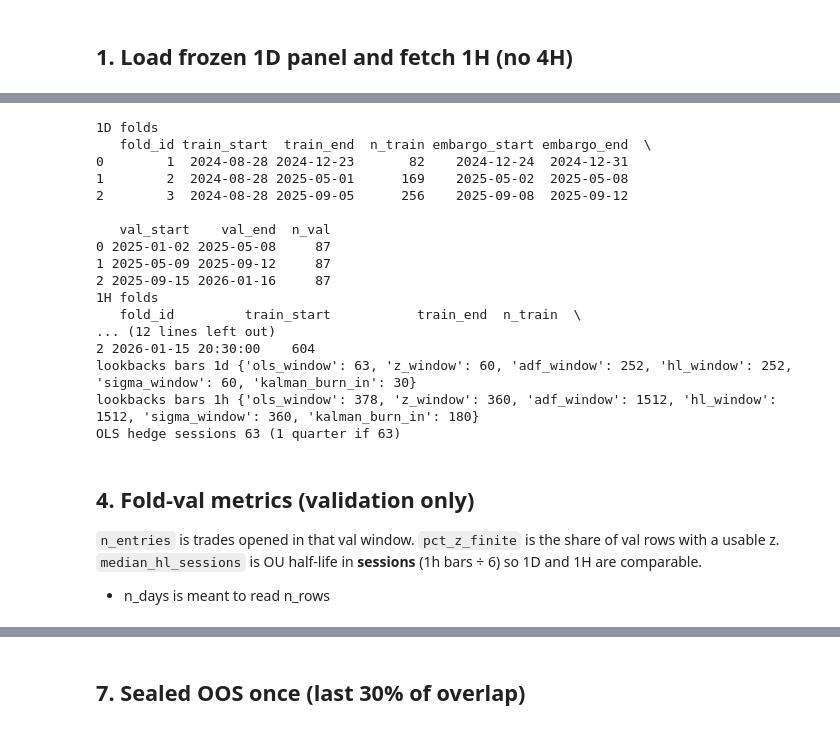
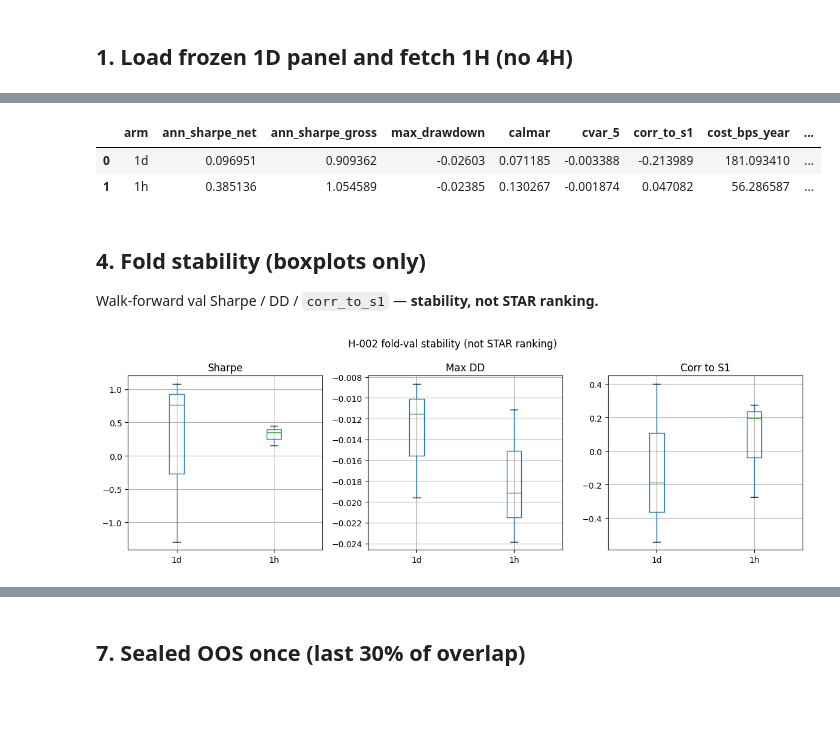
Before and after one commit to charlievellacott/trading_portfolio, a Jupyter notebook: 02_research/s2_coint/notebooks/hypothesis_tests/H-002_bar_size.ipynb, the cells around one changed output, grey strips where cells are left out. Saved outputs shown, nothing was run; the diff lists cells and outputs as text; code cells hidden in the pictures; blank space fills up the shorter version.

Commit message:
Cursor: Apply local changes for cloud agent

```diff
--- a/02_research/s2_coint/notebooks/hypothesis_tests/H-002_bar_size.ipynb
+++ b/02_research/s2_coint/notebooks/hypothesis_tests/H-002_bar_size.ipynb
@@ -186,42 +242,46 @@ Unique IS timestamps split into 4 blocks; fold `k` validates on block `k+1`. OLS
+# %%
+HYP_ID = "H-002"
+register_hypothesis_arms(HYP_ID, ["1d", "1h"], overwrite=True)
+cfg_1d = config_from_stack(stack, bar="1d", ols_window=h002_lookbacks("1d")["ols_window"])
+cfg_1h = config_from_stack(stack, bar="1h", ols_window=h002_lookbacks("1h")["ols_window"])
+configs_bar = {"1d": cfg_1d, "1h": cfg_1h}
+n_loc = n_trials_local(configs_bar)
+n_stk = n_trials_stack(HYP_ID, configs_bar)
+
+res_1d = run_s2_backtest(
+    is_1d, cfg_1d, s1_weekly=s1_weekly, n_trials_local=n_loc, n_trials_stack=n_stk
+)
+res_1h = run_s2_backtest(
+    is_1h, cfg_1h, s1_weekly=s1_weekly, n_trials_local=n_loc, n_trials_stack=n_stk
+)
+results_is = {"1d": res_1d, "1h": res_1h}
+decision_df = bar_size_decision_table(
+    results_is, s1_weekly=s1_weekly, n_trials_local=n_loc, n_trials_stack=n_stk
+)
+decision_df
+# %% [output]
+|  | arm | ann_sharpe_net | ann_sharpe_gross | max_drawdown | calmar | cvar_5 | corr_to_s1 | cost_bps_year | ... |
+| 0 | 1d | 0.096951 | 0.909362 | -0.02603 | 0.071185 | -0.003388 | -0.213989 | 181.093410 | ... |
+| 1 | 1h | 0.385136 | 1.054589 | -0.02385 | 0.130267 | -0.001874 | 0.047082 | 56.286587 | ... |
+# %% [markdown]
+## 4. Fold stability (boxplots only)
+
+Walk-forward val Sharpe / DD / `corr_to_s1` — **stability, not STAR ranking.**
 # %%
 folds_1d = make_s2_folds(
     pd.DatetimeIndex(pd.to_datetime(is_1d["date"])).unique(),
     n_folds=3,
     embargo_bars=embargo_bars_for_config(bar="1d"),
 )
 folds_1h = make_s2_folds(
     pd.DatetimeIndex(pd.to_datetime(is_1h["date"])).unique(),
     n_folds=3,
     embargo_bars=embargo_bars_for_config(bar="1h"),
 )
-print("1D folds")
-print(fold_table(folds_1d))
-print("1H folds")
-print(fold_table(folds_1h))
-print("lookbacks bars 1d", h002_lookbacks("1d"))
-print("lookbacks bars 1h", h002_lookbacks("1h"))
-print("OLS hedge sessions", OLS_HEDGE_SESSIONS, "(1 quarter if 63)")
+df_1d = fold_val_metrics(is_1d, folds_1d, {"1d": cfg_1d}, hyp_id=HYP_ID, s1_weekly=s1_weekly)
+df_1h = fold_val_metrics(is_1h, folds_1h, {"1h": cfg_1h}, hyp_id=HYP_ID, s1_weekly=s1_weekly)
+fold_df = pd.concat([df_1d, df_1h], ignore_index=True)
+plot_fold_boxplots(fold_df, title="H-002 fold-val stability (not STAR ranking)")
+plt.show()
 # %% [output]
-1D folds
-   fold_id train_start  train_end  n_train embargo_start embargo_end  \
-0        1  2024-08-28 2024-12-23       82    2024-12-24  2024-12-31
-1        2  2024-08-28 2025-05-01      169    2025-05-02  2025-05-08
-2        3  2024-08-28 2025-09-05      256    2025-09-08  2025-09-12
-
-   val_start    val_end  n_val
-0 2025-01-02 2025-05-08     87
-1 2025-05-09 2025-09-12     87
-2 2025-09-15 2026-01-16     87
-1H folds
-   fold_id         train_start           train_end  n_train  \
-... (12 lines left out)
-2 2026-01-15 20:30:00    604
-lookbacks bars 1d {'ols_window': 63, 'z_window': 60, 'adf_window': 252, 'hl_window': 252, 'sigma_window': 60, 'kalman_burn_in': 30}
-lookbacks bars 1h {'ols_window': 378, 'z_window': 360, 'adf_window': 1512, 'hl_window': 1512, 'sigma_window': 360, 'kalman_burn_in': 180}
-OLS hedge sessions 63 (1 quarter if 63)
+[figure, added]
-# %% [markdown]
-## 4. Fold-val metrics (validation only)
-
-`n_entries` is trades opened in that val window. `pct_z_finite` is the share of val rows with a usable z. `median_hl_sessions` is OU half-life in **sessions** (1h bars ÷ 6) so 1D and 1H are comparable.
-
-- n_days is meant to read n_rows
```
Also changed, not shown: parts of 21 cells of this notebook, 57 other files.
